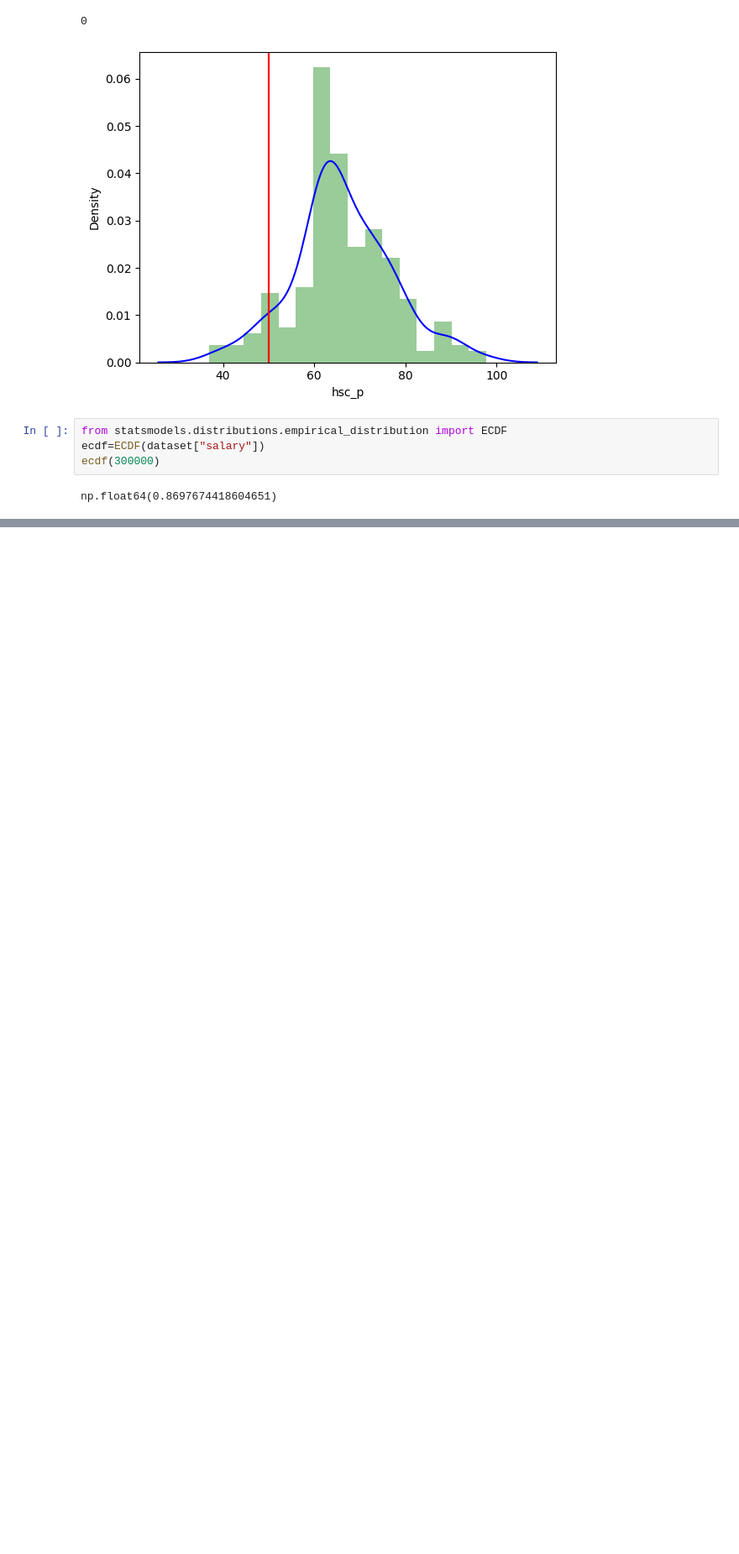
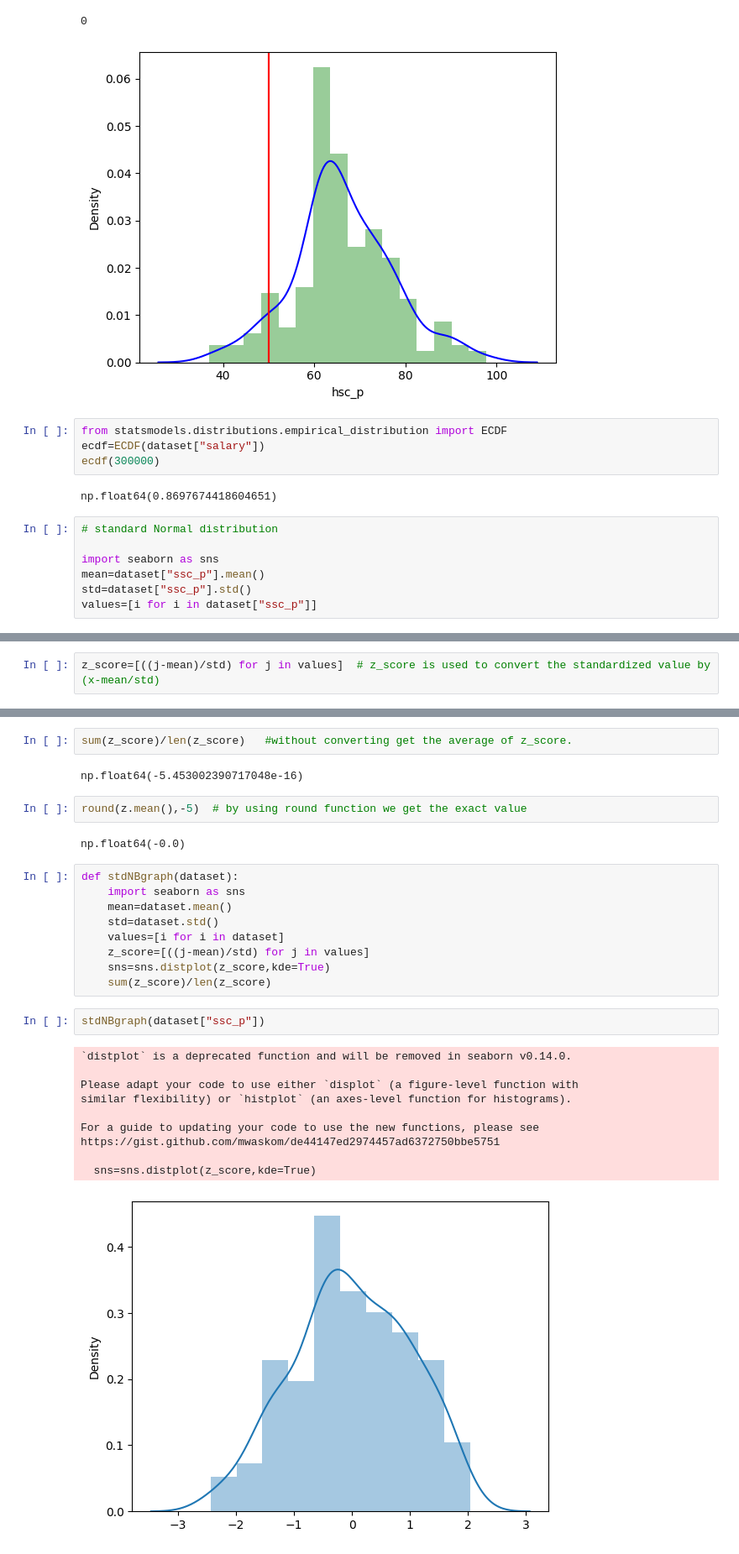
Before and after one commit to Uma761995/Data-Science_Univariate-Analysis, a Jupyter notebook: Normal_distribution.ipynb, the cells around one changed output, grey strips where cells are left out. Shown at 84% size. Cells and saved outputs as stored; diff of their text form; blank space fills up the shorter version.

```diff
--- a/Normal_distribution.ipynb
+++ b/Normal_distribution.ipynb
@@ -168,3 +168,10 @@ ecdf=ECDF(dataset["salary"])
 ecdf(300000)
 # %% [output]
 np.float64(0.8697674418604651)
+# %%
+# standard Normal distribution
+
+import seaborn as sns
+mean=dataset["ssc_p"].mean()
+std=dataset["ssc_p"].std()
+values=[i for i in dataset["ssc_p"]]
@@ -170,0 +206,2 @@ np.float64(0.8697674418604651)
+# %%
+z_score=[((j-mean)/std) for j in values]  # z_score is used to convert the standardized value by (x-mean/std)
@@ -170,0 +234,30 @@ np.float64(0.8697674418604651)
+# %%
+sum(z_score)/len(z_score)   #without converting get the average of z_score.
+# %% [output]
+np.float64(-5.453002390717048e-16)
+# %%
+round(z.mean(),-5)  # by using round function we get the exact value
+# %% [output]
+np.float64(-0.0)
+# %%
+def stdNBgraph(dataset):
+    import seaborn as sns
+    mean=dataset.mean()
+    std=dataset.std()
+    values=[i for i in dataset]
+    z_score=[((j-mean)/std) for j in values]
+    sns=sns.distplot(z_score,kde=True)
+    sum(z_score)/len(z_score)
+# %%
+stdNBgraph(dataset["ssc_p"])
+# %% [output]
+`distplot` is a deprecated function and will be removed in seaborn v0.14.0.
+
+Please adapt your code to use either `displot` (a figure-level function with
+similar flexibility) or `histplot` (an axes-level function for histograms).
+
+For a guide to updating your code to use the new functions, please see
+https://gist.github.com/mwaskom/de44147ed2974457ad6372750bbe5751
+
+  sns=sns.distplot(z_score,kde=True)
+[figure, added]
```
Also changed, not shown: parts of 5 cells of this notebook.
